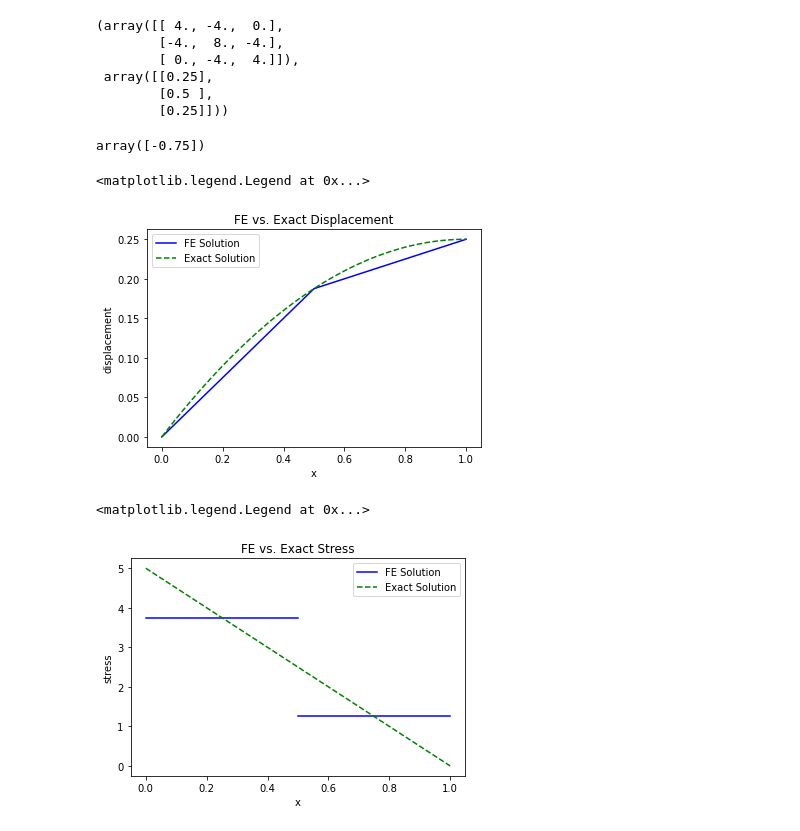
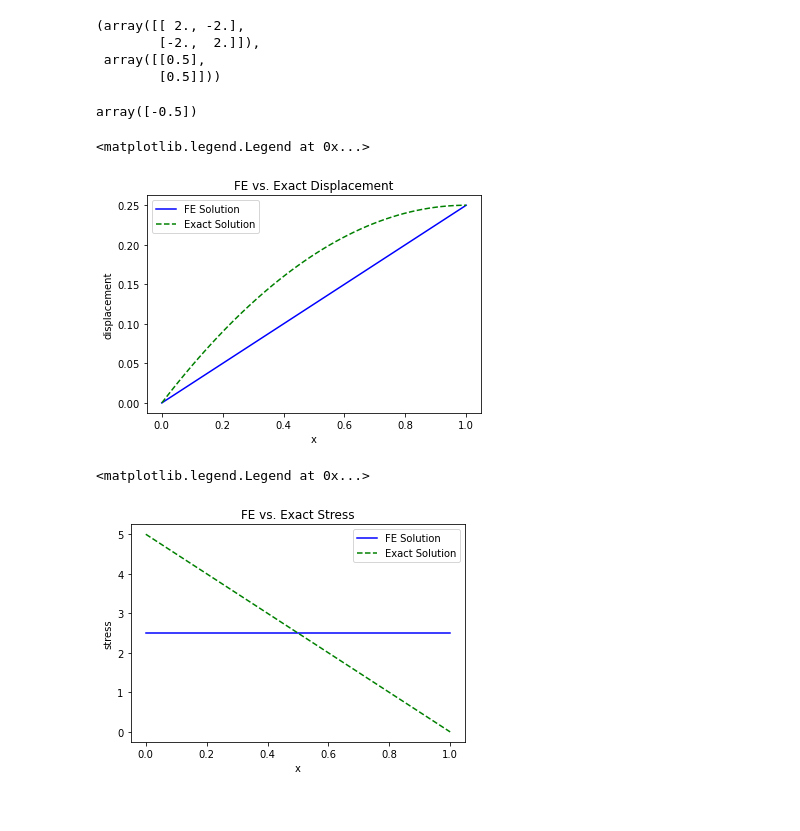
Before and after one commit to mgreminger/ME5335_notebooks, a Jupyter notebook: extension_due_to_weight.ipynb, the cells around one changed output. Drawn from its saved outputs; the diff is of its cells as text; code cells hidden in the pictures.

```diff
--- a/extension_due_to_weight.ipynb
+++ b/extension_due_to_weight.ipynb
@@ -20,7 +20,7 @@ E = 10   # Elastic modulus of rod
 q_0 = 5.0*A   # Downward force per unit length of rod
 # %%
 # Define the number of elements to use in the mesh
-M = 2  # Number of elements
+M = 1  # Number of elements
 N = M+1  # Number of nodes
 # %%
 # Define the connectivity matrix
@@ -54,16 +53,12 @@ for elem_num, elem_k in enumerate(k_elements):
             col = connectivity[elem_num,j]
             K[row,col] += elem_k[i,j]
 
-
-
 (K,F)
 # %% [output]
-(array([[ 4., -4.,  0.],
-        [-4.,  8., -4.],
-        [ 0., -4.,  4.]]),
- array([[0.25],
-        [0.5 ],
-        [0.25]]))
+(array([[ 2., -2.],
+        [-2.,  2.]]),
+ array([[0.5],
+        [0.5]]))
 # %%
 # Apply the zero displacement boundary condition at the first node
 K_with_bc = np.copy(K) # make a copy of the original K, we need it to calculate the reaction force
@@ -84,7 +79,7 @@ R = K@delta
 R = R[0]
 R
 # %% [output]
-array([-0.75])
+array([-0.5])
 # %%
 # Calculate the stress for each of the elements
 element_stress = []
@@ -95,15 +90,15 @@ for node1,node2 in connectivity:
 # %%
 # Displacement plot
 plt.plot(nodes, delta, 'b', label='FE Solution')
 plt.xlabel('x')
 plt.ylabel('displacement')
 plt.title('FE vs. Exact Displacement')
 x_values = np.linspace(0,L)
-plt.plot(x_values,np.reshape( (1/(A*E)) * (-((q_0*(x_values**2))/2.0) + q_0*L*x_values) ,(-1)), 'g--', label='Exact Solution')
+plt.plot(x_values, (1/(A*E)) * (-((q_0*(x_values**2))/2.0) + q_0*L*x_values), 'g--', label='Exact Solution')
 plt.legend(loc='best')
 # %% [output]
 <matplotlib.legend.Legend at 0x...>
-[figure, old version]
+[figure, new version]
 # %%
 # Stress plot
 for (elem_num, (node1,node2)) in enumerate(connectivity):
@@ -112,7 +107,7 @@ for (elem_num, (node1,node2)) in enumerate(connectivity):
     else:
         plt.plot([nodes[node1],nodes[node2]], [element_stress[elem_num], element_stress[elem_num]],'b')
 
-plt.plot(x_values,np.reshape(((q_0*L)/(A))*(1-x_values/L),(-1)),'g--', label='Exact Solution')
+plt.plot(x_values, ((q_0*L)/(A))*(1-x_values/L), 'g--', label='Exact Solution')
 
 plt.xlabel('x')
 plt.ylabel('stress')
@@ -120,4 +115,4 @@ plt.title('FE vs. Exact Stress')
 plt.legend(loc='best')
 # %% [output]
 <matplotlib.legend.Legend at 0x...>
-[figure, old version]
+[figure, new version]
```
Also changed, not shown: parts of 3 cells of this notebook.
